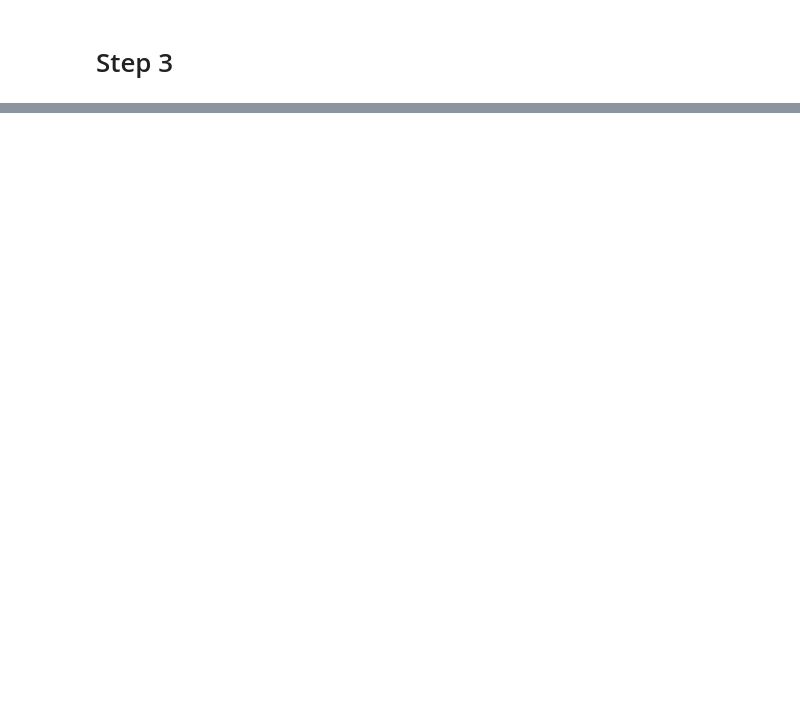
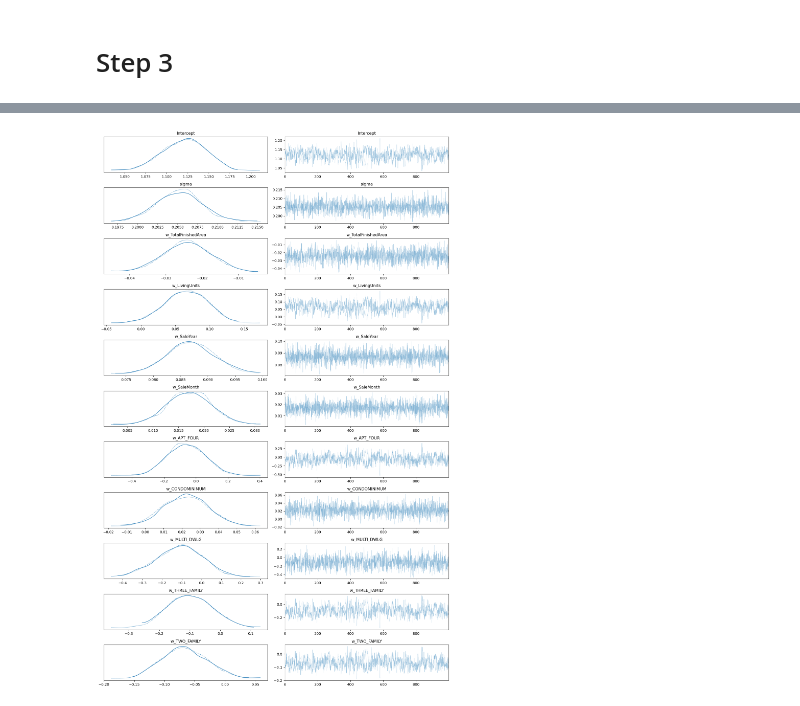
Before and after one commit to Rkitenge91/Statistical-learning-real-estate, a Jupyter notebook: src/Bayesian Regression Model/07_bayesian_model.ipynb, the cells around one changed output, grey strips where cells are left out. Drawn from its saved outputs; the diff is of its cells as text; code cells hidden in the pictures; blank space fills up the shorter version.

```diff
--- a/src/Bayesian Regression Model/07_bayesian_model.ipynb
+++ b/src/Bayesian Regression Model/07_bayesian_model.ipynb
@@ -27,7 +55,6 @@ y_col = "PriceRatio"
 x_cols = [
     "TotalFinishedArea",
     "LivingUnits",
-    "TotalAppraisedValue",
     "SaleYear",
     "SaleMonth",
     "AssrLandUse_APT FOUR",
@@ -36,6 +63,8 @@ x_cols = [
     "AssrLandUse_THREE FAMILY",
     "AssrLandUse_TWO FAMILY"
 ]
+# %%
+df = df[[y_col] + x_cols].copy()
 # %%
 # Split into training and test sets
 df_train, df_test = train_test_split(df, test_size=0.2, random_state=6243)
@@ -70,7 +108,6 @@ with pm.Model() as bayes_model:
 
     w_TotalFinishedArea   = pm.Normal("w_TotalFinishedArea", mu=0, sigma=10)
     w_LivingUnits         = pm.Normal("w_LivingUnits", mu=0, sigma=10)
-    w_TotalAppraisedValue = pm.Normal("w_TotalAppraisedValue", mu=0, sigma=10)
     w_SaleYear            = pm.Normal("w_SaleYear", mu=0, sigma=10)
     w_SaleMonth           = pm.Normal("w_SaleMonth", mu=0, sigma=10)
 
@@ -87,7 +124,6 @@ with pm.Model() as bayes_model:
         intercept
         + w_TotalFinishedArea   * df_train["TotalFinishedArea"]
         + w_LivingUnits         * df_train["LivingUnits"]
-        + w_TotalAppraisedValue * df_train["TotalAppraisedValue"]
         + w_SaleYear            * df_train["SaleYear"]
         + w_SaleMonth           * df_train["SaleMonth"]
         + w_APT_FOUR            * df_train["AssrLandUse_APT FOUR"]
@@ -120,14 +177,16 @@ print(summary)
 # %%
 az.plot_trace(
     trace_bayes,
     var_names=[
         "Intercept", "sigma",
-        "w_TotalFinishedArea", "w_LivingUnits", "w_TotalAppraisedValue",
+        "w_TotalFinishedArea", "w_LivingUnits",
         "w_SaleYear", "w_SaleMonth",
         "w_APT_FOUR", "w_CONDOMINIMUM", "w_MULTI_DWLG",
         "w_THREE_FAMILY", "w_TWO_FAMILY"
     ],
     figsize=(14, 22)
 )
 plt.tight_layout()
 plt.show()
+# %% [output]
+[figure, added]
```
Also changed, not shown: parts of 8 cells of this notebook, 2 other files.
